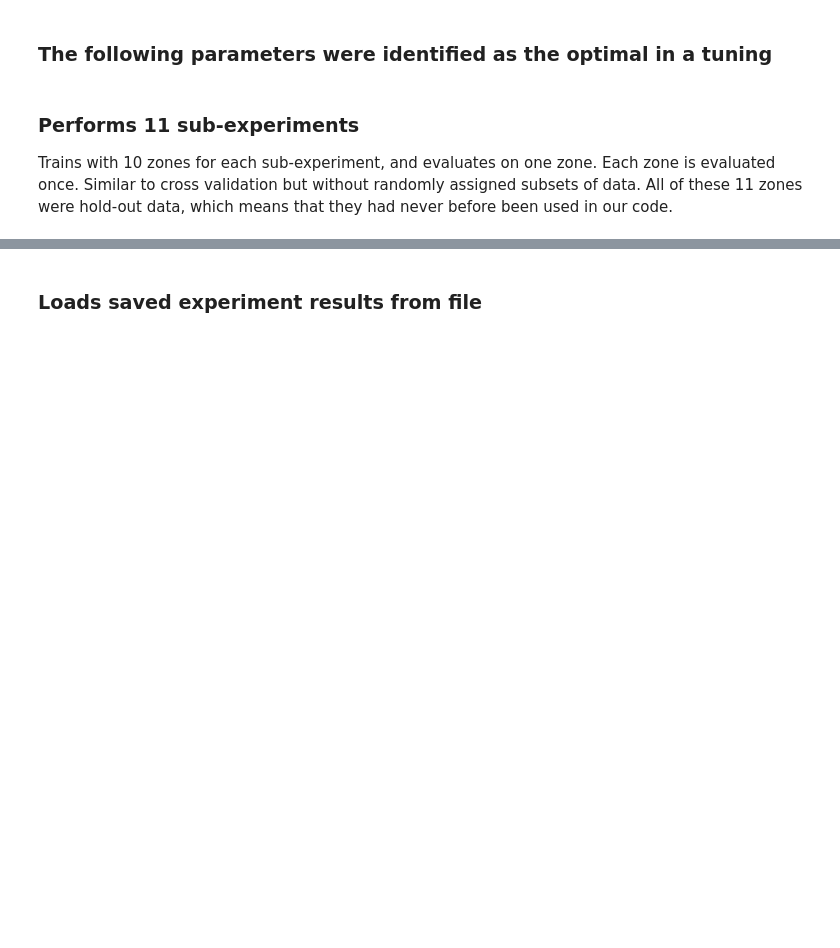
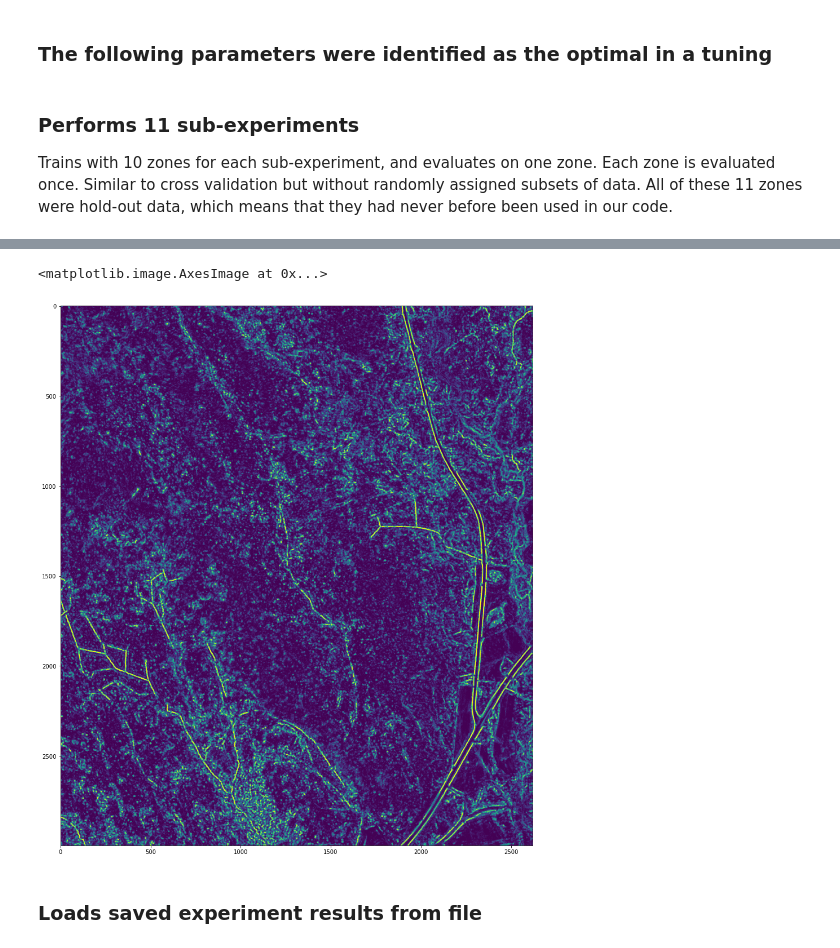
Before and after one commit to jonatan-flyckt/Ditch-article-revision, a Jupyter notebook: _revised_random_forest_experiment.ipynb, the cells around one changed output, grey strips where cells are left out. Drawn from its saved outputs; the diff is of its cells as text; code cells hidden in the pictures; blank space fills up the shorter version.

```diff
--- a/_revised_random_forest_experiment.ipynb
+++ b/_revised_random_forest_experiment.ipynb
@@ -54,7 +54,7 @@ params = {'criterion': 'gini',
 # %%
 importances = np.empty((11,53), dtype=object)
 
-predictions = np.empty(11, 3, 7852140)
+predictions = np.empty((11, 3, 7852140))
 # %% [markdown]
 ### Performs 11 sub-experiments
 Trains with 10 zones for each sub-experiment, and evaluates on one zone.
@@ -86,11 +86,11 @@ for i, (training_files, test_file) in enumerate(general_functions.yield_training
 
     experiment_preds = (proba.reshape(-1), proba_post_process.reshape(-1), labels_grid.reshape(-1))
     for j in range(3):
-        test[i][j] = experiment_preds[j]
+        predictions[i][j] = experiment_preds[j]
 
-    importances = clf.feature_importances_
+    experiment_importances = clf.feature_importances_
     feature_names = features_to_use
-    tuple_features = [(feature_names[i], importance) for i, importance in enumerate(importances)]
+    tuple_features = [(feature_names[i], importance) for i, importance in enumerate(experiment_importances)]
     for j in range(len(feature_names)):
         importances[i][j] = (tuple_features[j][0], tuple_features[j][1]*100)
 
@@ -117,3 +138,9 @@ def _get_cluster_array(arr, index, zoneSize):
+# %%
+plt.figure(figsize=(15,20))
+plt.imshow(predictions[0][0].reshape(2997, 2620))
+# %% [output]
+<matplotlib.image.AxesImage at 0x...>
+[figure, added]
 # %% [markdown]
 ### Loads saved experiment results from file
 # %%
```
Also changed, not shown: parts of 3 cells of this notebook.
